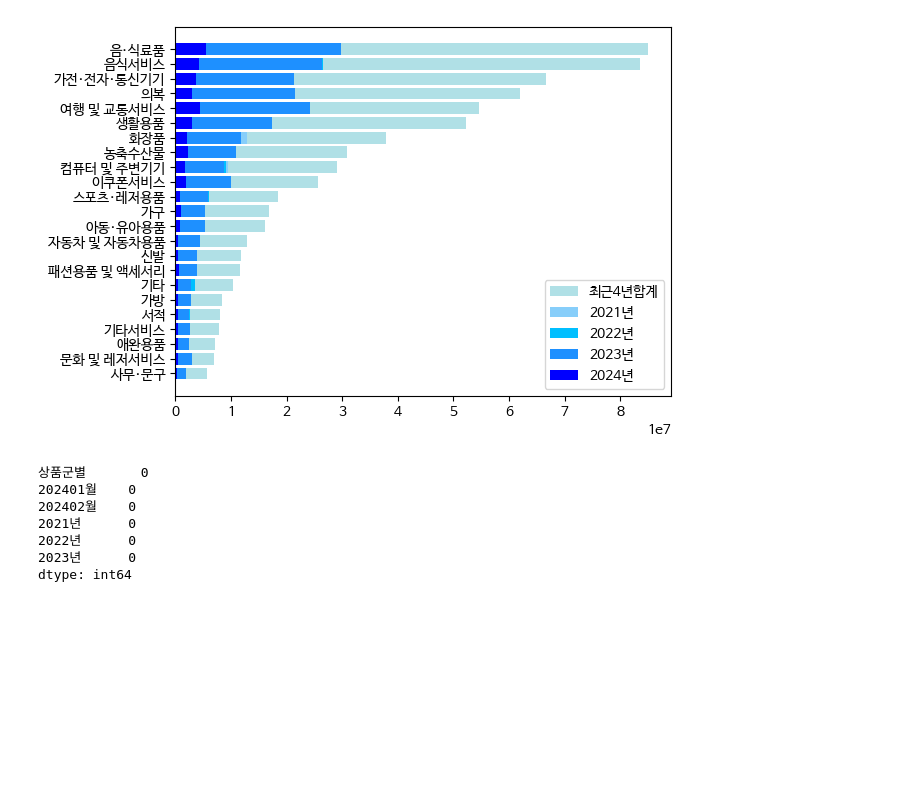
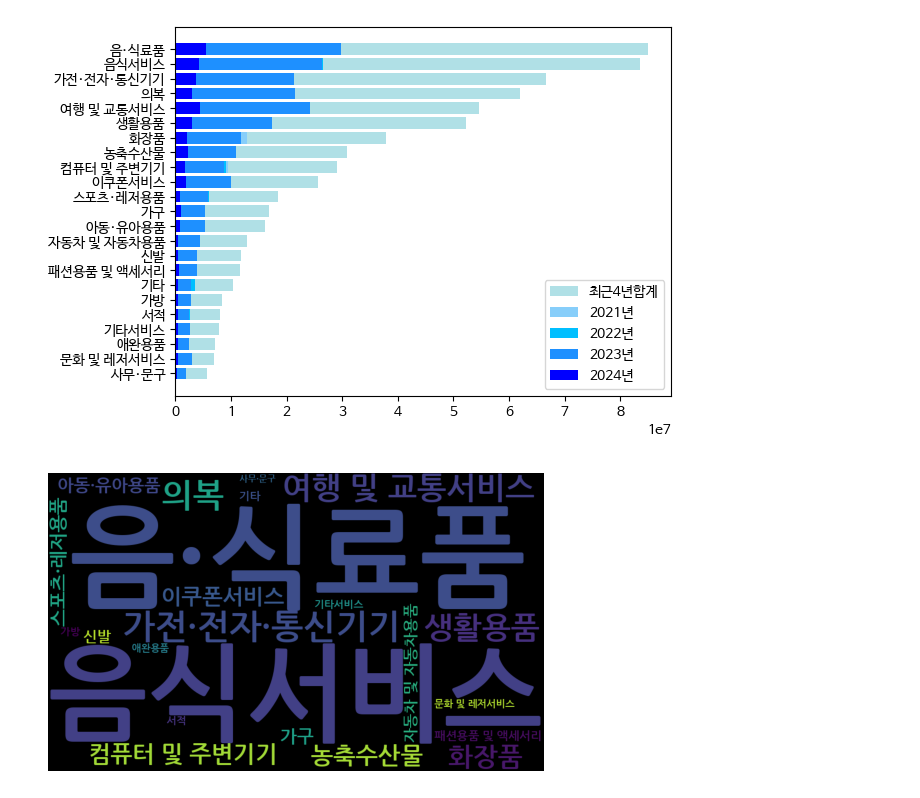
Before and after one commit to sujag281/dataanalysis, a Jupyter notebook: 온라인쇼핑몰.ipynb, the cells around one changed output. Saved outputs shown, nothing was run; the diff lists cells and outputs as text; code cells hidden in the pictures; blank space fills up the shorter version.

```diff
--- a/온라인쇼핑몰.ipynb
+++ b/온라인쇼핑몰.ipynb
@@ -337,11 +313,18 @@ plt.show()
-# %%
-df.drop(columns=['범위별'], axis=1, inplace=True)
-df.isnull().sum()
-# %% [output]
-상품군별       0
-202401월    0
-202402월    0
-2021년      0
-2022년      0
-2023년      0
-dtype: int64
+# %%
+from wordcloud import WordCloud
+import matplotlib.pyplot as plt
+
+font_path = '/usr/share/fonts/truetype/nanum/NanumGothicBold.ttf'  # (코랩)폰트 지정
+data = dict(zip(df_y['상품군별'], df_y['최근4년합계']))
+data
+wc = WordCloud(width = 1000, height = 600,
+               background_color="black",
+               font_path=font_path)
+plt.imshow(wc.generate_from_frequencies(data))
+plt.axis("off")
+plt.show()
+
+# 4.파일로 저장하기
+# wc.to_file('./온라인쇼핑구매추이최근4년_워드클라우드.png')
+# %% [output]
+[figure, added]
```
Also changed, not shown: parts of 5 cells of this notebook.
